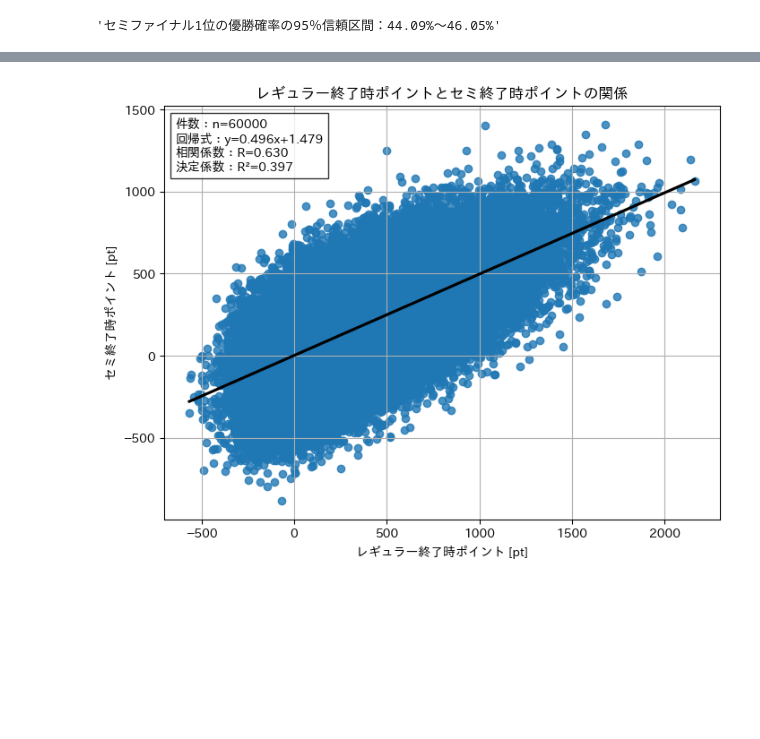
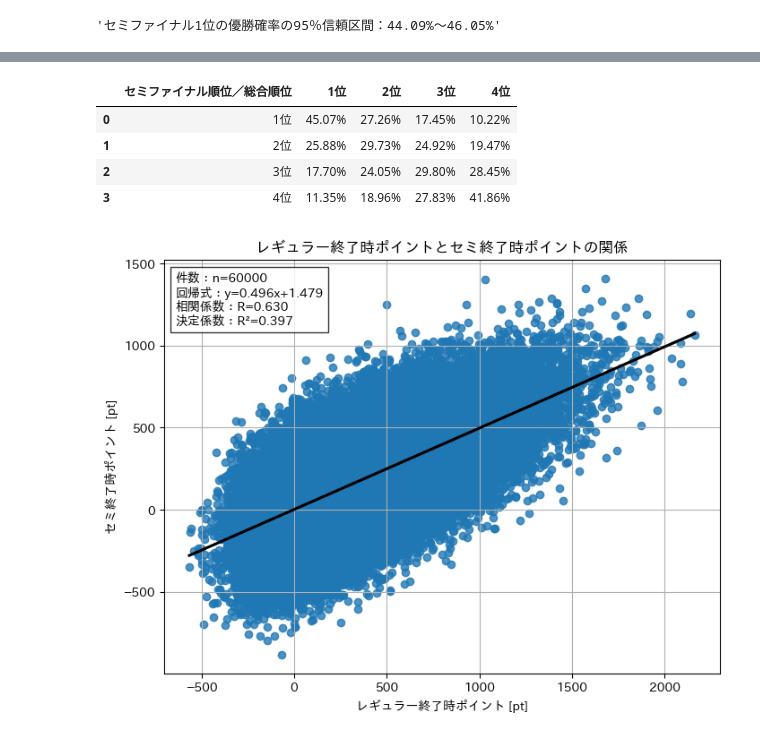
Before and after one commit to Ogimatsu/MLeagueMontecarloSimulator, a Jupyter notebook: analyze/analyze.ipynb, the cells around one changed output, grey strips where cells are left out. Cells and saved outputs as stored; diff of their text form; code cells hidden in the pictures; blank space fills up the shorter version.

```diff
--- a/analyze/analyze.ipynb
+++ b/analyze/analyze.ipynb
@@ -118,3 +151,15 @@ champion_phase(const.SEMIFINAL_PHASE, "セミファイナル", const.FINAL_TEAM_
+# %%
+semifinal_rank_list, semifinal_rank_columns = phase_rank_and_final_rank(const.SEMIFINAL_PHASE, "セミファイナル", const.FINAL_TEAM_COUNT)
+pd.DataFrame(
+    semifinal_rank_list,
+    columns=semifinal_rank_columns
+)
+# %% [output]
+|  | セミファイナル順位／総合順位 | 1位 | 2位 | 3位 | 4位 |
+| 0 | 1位 | 45.07% | 27.26% | 17.45% | 10.22% |
+| 1 | 2位 | 25.88% | 29.73% | 24.92% | 19.47% |
+| 2 | 3位 | 17.70% | 24.05% | 29.80% | 28.45% |
+| 3 | 4位 | 11.35% | 18.96% | 27.83% | 41.86% |
 # %%
 import matplotlib.pyplot as plt
 import japanize_matplotlib
```
Also changed, not shown: parts of 3 cells of this notebook, 1 other file.
